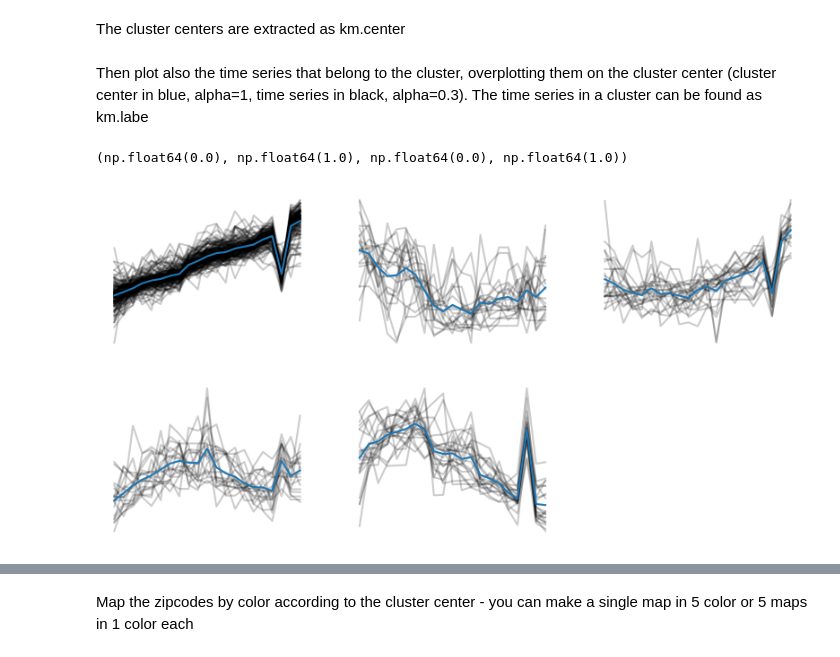
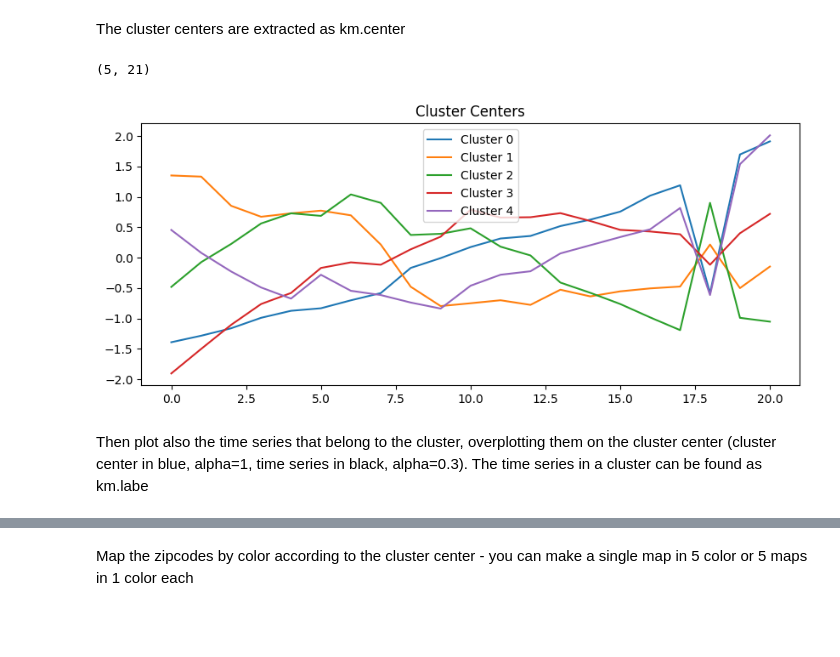
Before and after one commit to Osujan/MLTSA25_SShrestha, a Jupyter notebook: HW7/Clustering_businesstimeseries_instructions.ipynb, the cells around one changed output, grey strips where cells are left out. Saved outputs shown, nothing was run; the diff lists cells and outputs as text; code cells hidden in the pictures; blank space fills up the shorter version.

```diff
--- a/HW7/Clustering_businesstimeseries_instructions.ipynb
+++ b/HW7/Clustering_businesstimeseries_instructions.ipynb
@@ -190,5 +190,7 @@ But the time series preprocessing is different if you want to use each time stam
 # %%
 scaler = StandardScaler()
 
+data_t = df_imputed.transpose()
+scaled_data_t = scaler.fit_transform(data_t)
 scaler.mean_
 # %% [output]
@@ -217,5 +219,5 @@ vals.mean(axis=1), vals.mean(axis=1).shape
 # %%
-vals = scaler.transform(....
+vals = scaled_data_t.transpose()
 vals.mean(axis=1), vals.mean(axis=1).shape
 # %% [output]
 (array([-2.85485921e-16, -3.38353684e-16, -2.11471052e-16,  3.38353684e-16,
@@ -280,11 +277,16 @@ The cluster centers are extracted as km.center
+# %%
+km.cluster_centers_.shape
+# %% [output]
+(5, 21)
+# %%
+#plot just the centers here
+plt.figure(figsize=(10, 4))
+for i, center in enumerate(km.cluster_centers_):
+    plt.plot(center, label=f'Cluster {i}')
+plt.title("Cluster Centers")
+plt.legend()
+plt.show()
+# %% [output]
+[figure, added]
 # %% [markdown]
 Then plot also the time series that belong to the cluster, overplotting them on the cluster center (cluster center in blue, alpha=1, time series in black, alpha=0.3). The time series in a cluster can be found as km.labe
-# %%
-fig, axs = plt.subplots(2, ncols, figsize=(10,5))
-
-for i,c in enumerate(km.cluster_centers_):
-  ...
-plt.axis('off')
-# %% [output]
-(np.float64(0.0), np.float64(1.0), np.float64(0.0), np.float64(1.0))
-[figure, removed]
```
Also changed, not shown: parts of 8 cells of this notebook.
